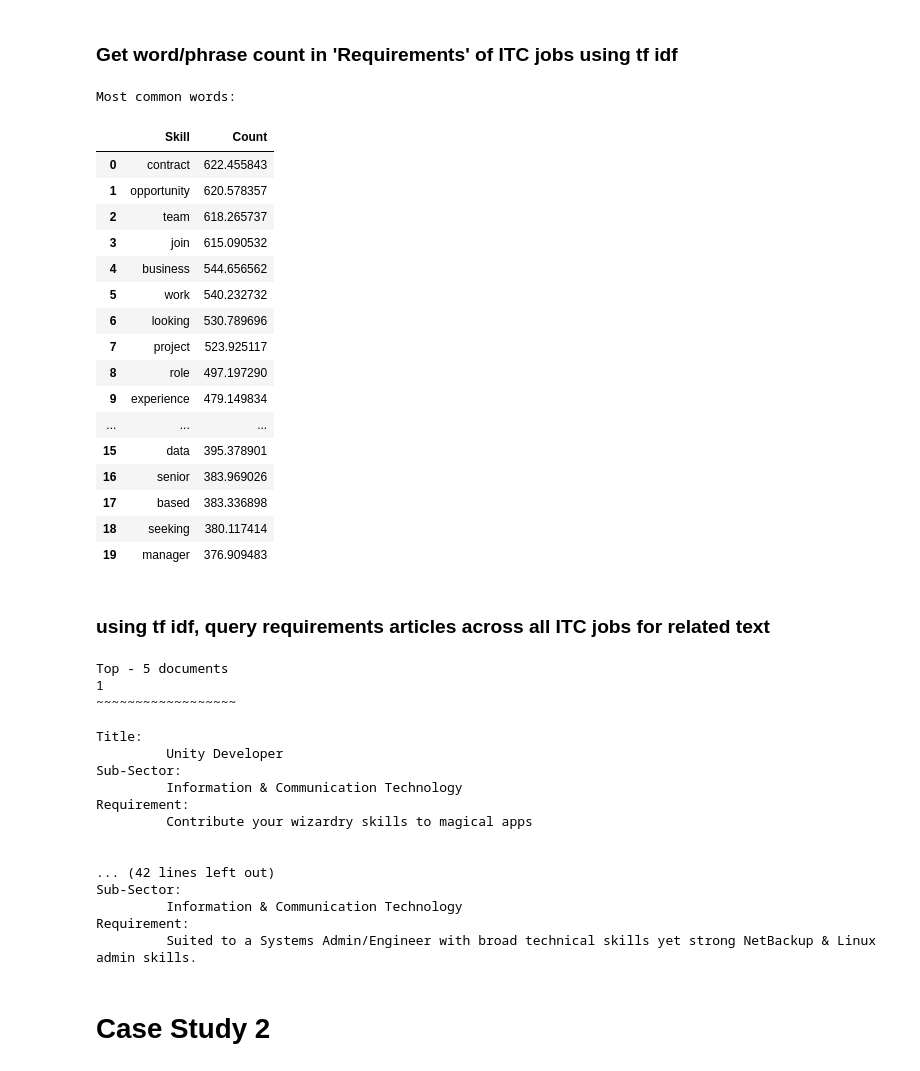
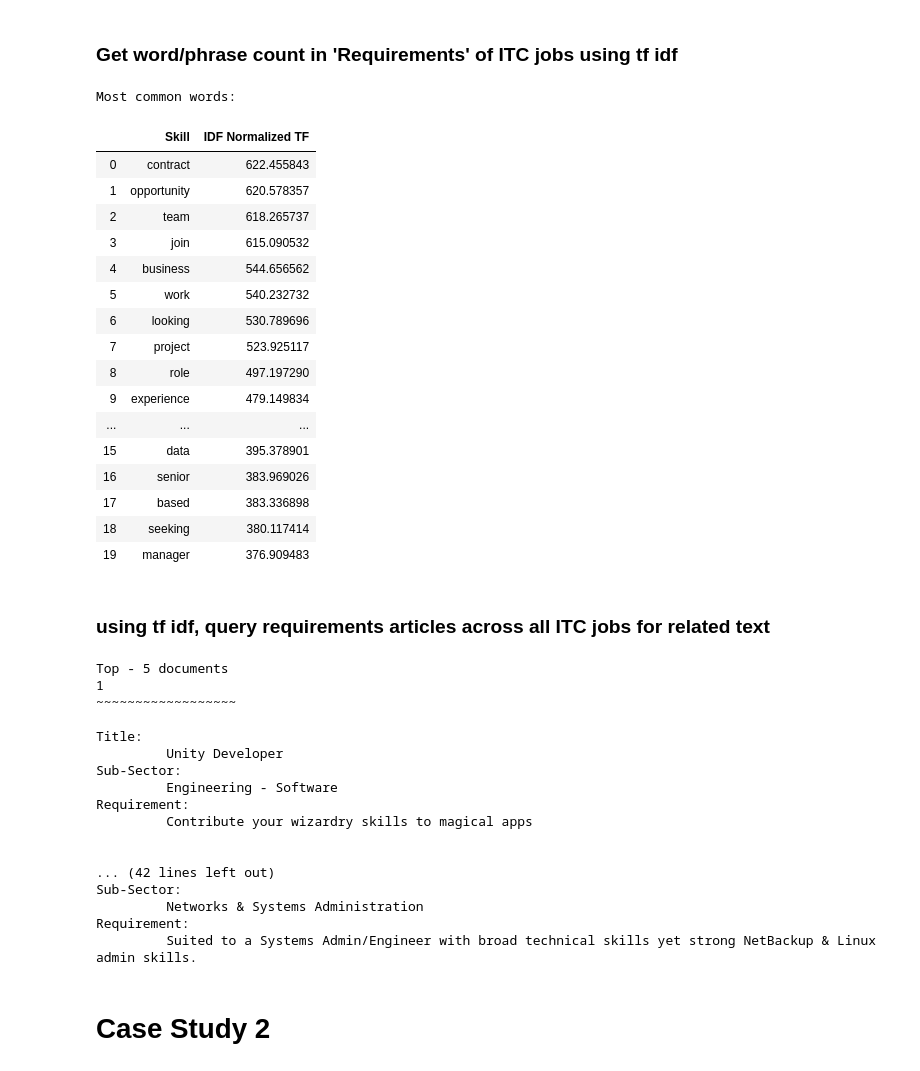
Before and after one commit to RyanWillie/Big-Data-Assignment, a Jupyter notebook: Notebook.ipynb, the cells around one changed output. Drawn from its saved outputs; the diff is of its cells as text; code cells hidden in the pictures.

```diff
--- a/Notebook.ipynb
+++ b/Notebook.ipynb
@@ -571,11 +571,11 @@ sum_words = corpus_tf_idf.sum(axis=0)
 words_freq = [(word, sum_words[0, idx]) for word, idx in tfidf.vocabulary_.items()]
 # %%
 print("Most common words:")
-skills = pd.DataFrame(sorted(words_freq, key = lambda x: x[1], reverse=True), columns =['Skill', 'Count'])
+skills = pd.DataFrame(sorted(words_freq, key = lambda x: x[1], reverse=True), columns =['Skill', 'IDF Normalized TF'])
 skills.head(20)
 # %% [output]
 Most common words:
-|  | Skill | Count |
+|  | Skill | IDF Normalized TF |
 | 0 | contract | 622.455843 |
 | 1 | opportunity | 620.578357 |
 | 2 | team | 618.265737 |
@@ -608,7 +608,7 @@ print('Top -', topk, 'documents')
 for i in range(topk):
     print(i+1, "\n~~~~~~~~~~~~~~~~~~\n")
     idx = (comsci["Requirement"] == documents[related_docs_indices[i]])
-    d = comsci[["Title", "Classification", "Requirement"]][idx].drop_duplicates(subset = ["Requirement"])
+    d = comsci[["Title", "SubClassification", "Requirement"]][idx].drop_duplicates(subset = ["Requirement"])
     print("Title: \n\t", d.values[0,0])
     print("Sub-Sector: \n\t", d.values[0,1])
     print("Requirement: \n\t", d.values[0,2])
@@ -621,14 +621,14 @@ Top - 5 documents
 Title:
          Unity Developer
 Sub-Sector:
-         Information & Communication Technology
+         Engineering - Software
 Requirement:
          Contribute your wizardry skills to magical apps
 
 
 ... (42 lines left out)
 Sub-Sector:
-         Information & Communication Technology
+         Networks & Systems Administration
 Requirement:
          Suited to a Systems Admin/Engineer with broad technical skills yet strong NetBackup & Linux admin skills.
 # %% [markdown]
```
Also changed, not shown: parts of 12 cells of this notebook.
